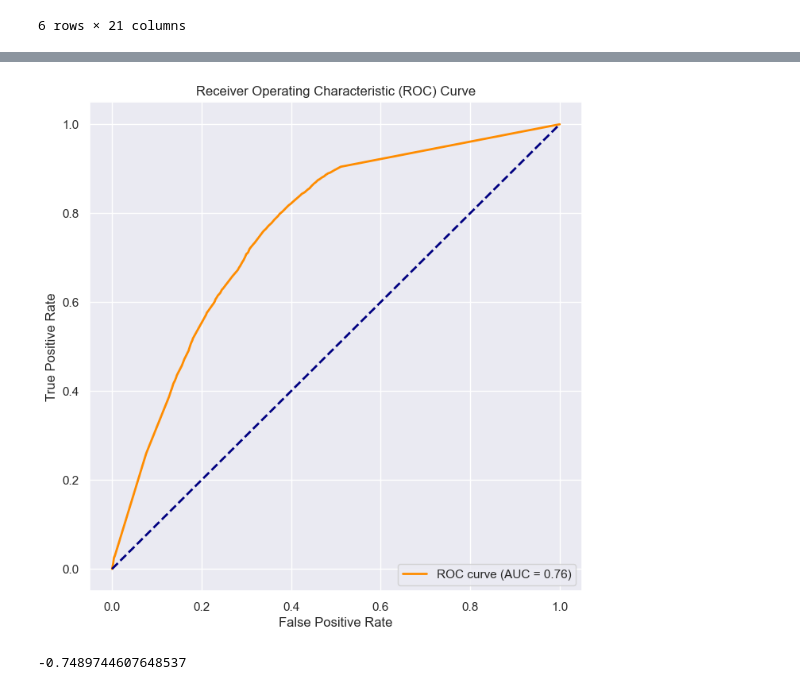
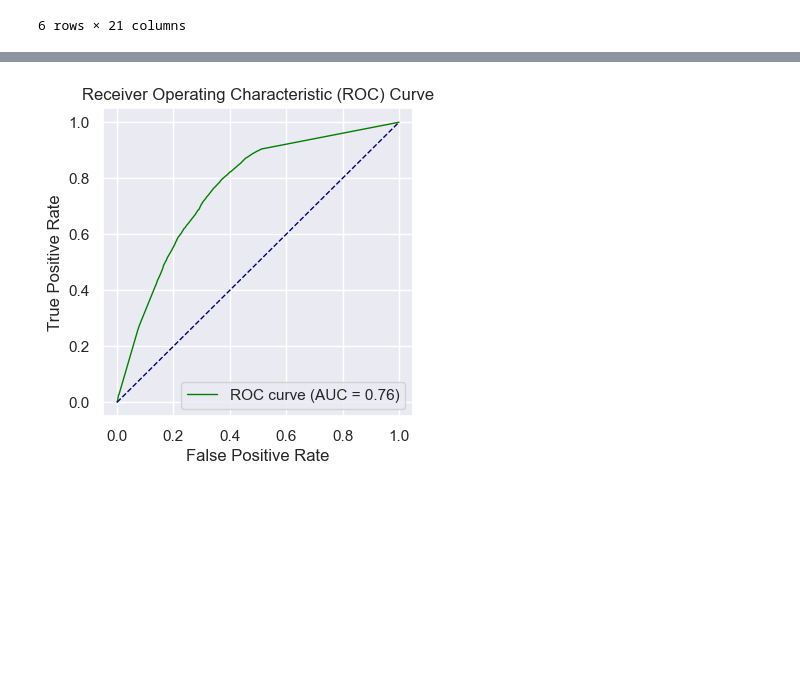
Before and after one commit to NamiJose/Dissertation, a Jupyter notebook: DataAnalysis_RT_TH.ipynb, the cells around one changed output, grey strips where cells are left out. Cells and saved outputs as stored; diff of their text form; code cells hidden in the pictures; blank space fills up the shorter version.

```diff
--- a/DataAnalysis_RT_TH.ipynb
+++ b/DataAnalysis_RT_TH.ipynb
@@ -870,0 +1012,29 @@ plt.show()
+# %%
+gh_hw_pivot_sorted = gh_hw_pivot.sort_values(by='Good health')
+light_brown = (0.9, 0.2, 0.2)
+#light_brown =(0.9, 0.25, 0.0)
+ax=gh_hw_pivot_sorted.plot(kind='barh',
+                        stacked=True,
+                        color=['lightgreen',light_brown],
+                        figsize=(5, 3))
+
+plt.legend(loc="lower left", ncol=2)
+plt.ylabel("")
+plt.xlabel("")
+plt.title('Proportion of reported health outcome by hours worked',loc='left',fontsize=14)
+ax.set_facecolor('none')
+ax.set_facecolor('none')
+for n, x in enumerate([*gh_hw_pivot_sorted.index.values]):
+    for (proportion, count, y_loc) in zip(gh_hw_pivot_sorted.loc[x],
+                                          gh_hw_pivot_sorted.loc[x],
+                                          gh_hw_pivot_sorted.loc[x].cumsum()):
+
+        plt.text(x=(y_loc - proportion)+ proportion/2,
+                 y=n - 0.11,
+                 s=f'{count}%',
+                 color="black",
+                 fontsize=12
+                 )
+ax.legend(loc='upper left', bbox_to_anchor=(1.0, 1.0),frameon=False)
+
+plt.show()
@@ -1696,45 +1834,25 @@ for n, m in zip(m_names, metrics):
 # %%
+#plot roc curve
 from sklearn.metrics import roc_curve, roc_auc_score, auc
 from sklearn.preprocessing import label_binarize
 from itertools import cycle
 # Predict the probabilities for the positive class
-y_probs = regressor_LR.predict_proba(X_test)[:, 1]
+y_probs = regressor_LR.predict_proba(x_te)[:, 1]
 
 # Compute ROC curve and ROC area for each class
-fpr, tpr, thresholds = roc_curve(y_test, y_probs)
+fpr, tpr, thresholds = roc_curve(y_te, y_probs)
 roc_auc = auc(fpr, tpr)
 
 # Plot ROC curve
-plt.figure(figsize=(8, 8))
-plt.plot(fpr, tpr, color='darkorange', lw=2, label=f'ROC curve (AUC = {roc_auc:.2f})')
-plt.plot([0, 1], [0, 1], color='navy', lw=2, linestyle='--')
+plt.figure(figsize=(4, 4))
+plt.plot(fpr, tpr, color='green', lw=1, label=f'ROC curve (AUC = {roc_auc:.2f})')
+plt.plot([0, 1], [0, 1], color='navy', lw=1, linestyle='--')
 plt.xlabel('False Positive Rate')
 plt.ylabel('True Positive Rate')
 plt.title('Receiver Operating Characteristic (ROC) Curve')
 plt.legend(loc='lower right')
+
 plt.show()
 # %% [output]
-[figure, old version]
+[figure, new version]
-# %%
-def get_num_correct(y, y_pred, t=0.5):
-    y_correct = np.array([0.0 if p < t else 1.0 for p in y_pred])
-    return sum([1.0 for p, p_pred in zip(y, y_correct) if p == p_pred])
-def get_count_most_freq_outcome(y):
-    num_0 = 0
-    num_1 = 0
-    for p in y:
-        if p == 1.0:
-            num_1 += 1
-        else:
-            num_0 += 1
-    return float(max(num_0, num_1))
-
-def count_adjusted_rsquare(y, y_pred, t=0.5):
-    correct = get_num_correct(y, y_pred, t)
-    total = float(len(y))
-    n = get_count_most_freq_outcome(y)
-    return (correct - n) / (total - n)
-count_adjusted_rsquare(y_test, y_pred)
-# %% [output]
--0.7489744607648537
 # %%
```
Also changed, not shown: parts of 53 cells of this notebook, 1 other file.
